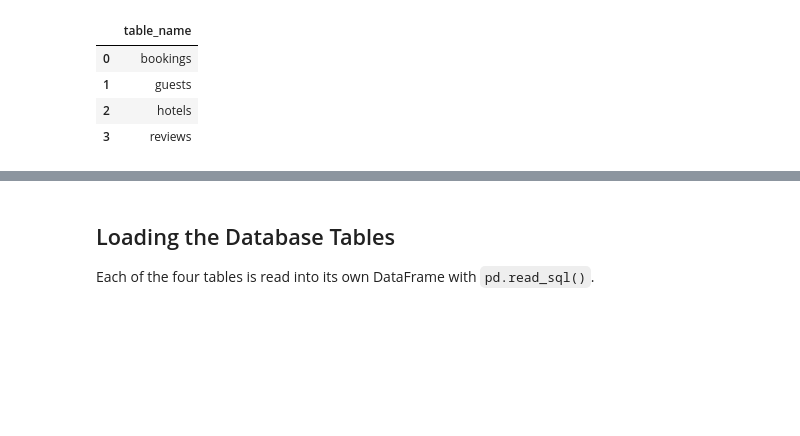
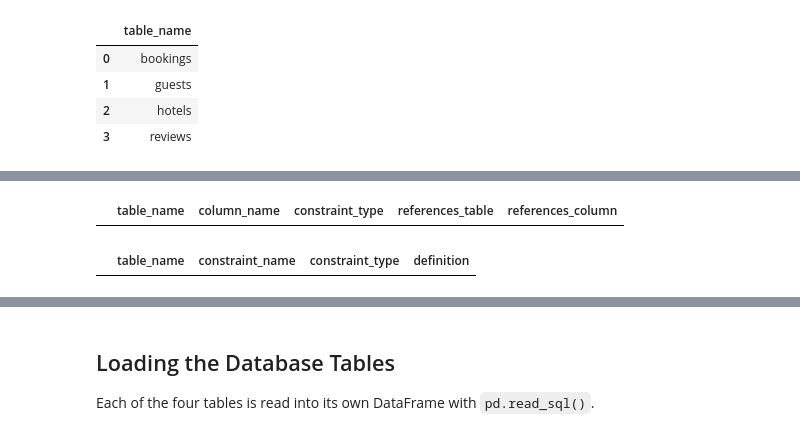
Before and after one commit to Chekwube-Uzoegwu/Guest_Experience_Analytics_Topic_Modelling_Sentiment_Analysis_Project, a Jupyter notebook: notebooks/GUEST_EXPERIENCE_ANALYTICS_SENTIMENT_ANALYSIS_EXPERIMENTATION_PHASE.ipynb, the cells around one changed output, grey strips where cells are left out. Cells and saved outputs as stored; diff of their text form; code cells hidden in the pictures; blank space fills up the shorter version.

```diff
--- a/notebooks/GUEST_EXPERIENCE_ANALYTICS_SENTIMENT_ANALYSIS_EXPERIMENTATION_PHASE.ipynb
+++ b/notebooks/GUEST_EXPERIENCE_ANALYTICS_SENTIMENT_ANALYSIS_EXPERIMENTATION_PHASE.ipynb
@@ -98,0 +103,48 @@ tables
+# %%
+# Query PostgreSQL's catalogue for every primary key and foreign key in the public schema
+query = """
+SELECT tc.table_name,
+       kcu.column_name,
+       tc.constraint_type,
+       ccu.table_name  AS references_table,
+       ccu.column_name AS references_column
+FROM information_schema.table_constraints tc
+JOIN information_schema.key_column_usage kcu
+  ON tc.constraint_name = kcu.constraint_name
+ AND tc.table_schema = kcu.table_schema
+LEFT JOIN information_schema.constraint_column_usage ccu
+  ON tc.constraint_name = ccu.constraint_name
+ AND tc.constraint_type = 'FOREIGN KEY'
+WHERE tc.table_schema = 'public'
+  AND tc.constraint_type IN ('PRIMARY KEY', 'FOREIGN KEY')
+ORDER BY tc.table_name, tc.constraint_type;
+"""
+
+# Run the query through the existing engine and return the constraints as a DataFrame
+constraints = pd.read_sql(query, engine)
+
+# Display the DataFrame
+constraints
+# %% [output]
+|  | table_name | column_name | constraint_type | references_table | references_column |
+# %%
+# Read every primary key (p) and foreign key (f) constraint straight from PostgreSQL's internal catalogue, which does not hide constraints from read only users
+# CAST converts the table's internal ID into its readable name, and pg_get_constraintdef rebuilds the constraint as readable text
+query = """
+SELECT CAST(CAST(conrelid AS regclass) AS text) AS table_name,
+       conname AS constraint_name,
+       CASE contype WHEN 'p' THEN 'PRIMARY KEY' ELSE 'FOREIGN KEY' END AS constraint_type,
+       pg_get_constraintdef(oid) AS definition
+FROM pg_constraint
+WHERE contype IN ('p', 'f')
+  AND connamespace = CAST('public' AS regnamespace)
+ORDER BY 1, 3;
+"""
+
+# Run the query through the engine and return the constraints as a DataFrame
+catalogue_constraints = pd.read_sql(query, engine)
+
+# Display the DataFrame
+catalogue_constraints
+# %% [output]
+|  | table_name | constraint_name | constraint_type | definition |
```
Also changed, not shown: parts of 9 cells of this notebook.
